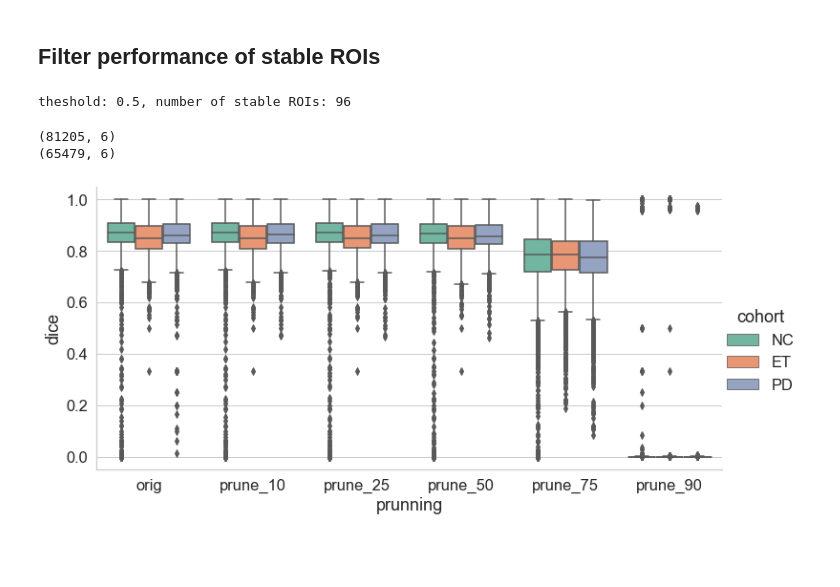
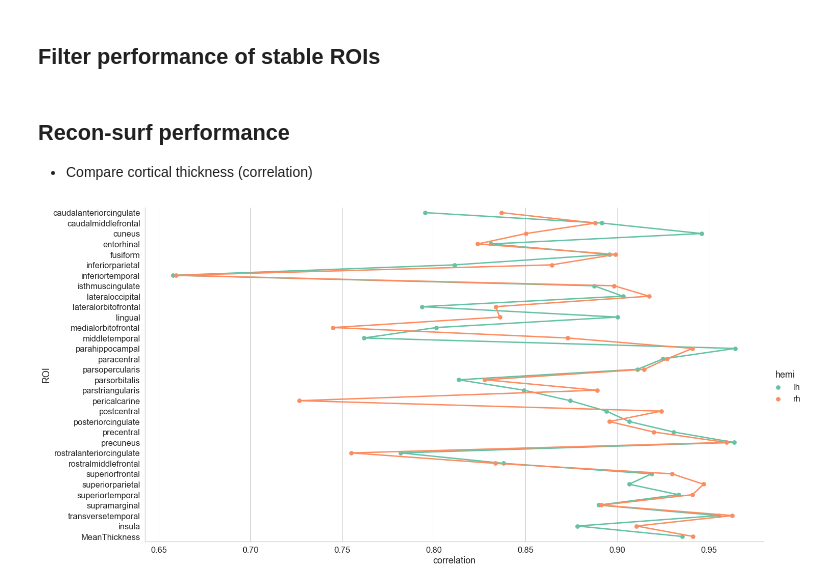
Before and after one commit to neurodatascience/watts_up_compute, a Jupyter notebook: notebooks/8_FastSurfer.ipynb, the cells around one changed output. Drawn from its saved outputs; the diff is of its cells as text; code cells hidden in the pictures; blank space fills up the shorter version.

```diff
--- a/notebooks/8_FastSurfer.ipynb
+++ b/notebooks/8_FastSurfer.ipynb
@@ -181,12 +182,10 @@ with sns.axes_style("whitegrid"):
 # %% [markdown]
 ## Filter performance of stable ROIs
 # %%
-dice_thresh = 0.5
+dice_thresh = 0.85
 label_df = dice_df_concat[dice_df_concat['prunning']=='prune_0'].groupby(['label']).median().reset_index()
-stable_ROIs = label_df[label_df['dice']>dice_thesh]['label'].unique()
+stable_ROIs = label_df[label_df['dice']>dice_thresh]['label'].unique()
 print('theshold: {}, number of stable ROIs: {}'.format(dice_thresh, len(stable_ROIs)))
-# %% [output]
-theshold: 0.5, number of stable ROIs: 96
 # %%
 plot_df = dice_df_concat.copy()
 print(plot_df.shape)
@@ -199,8 +198,47 @@ sns.set(font_scale = 1.5)
 hue_order = cohorts
 x_order = prunnings
 with sns.axes_style("whitegrid"):
-    g = sns.catplot(x='prunning',y='dice', hue='cohort', kind='box', data=plot_df, palette='Set2', order=x_order, hue_order=hue_order, height=5, aspect=2, sharex=True, sharey=True)
+    g = sns.catplot(x='label',y='dice', hue='prunning', kind='box', data=plot_df, palette='Set2', height=5, aspect=4, sharex=True, sharey=True)
-# %% [output]
-(81205, 6)
-(65479, 6)
-[figure, removed]
+# %% [markdown]
+## Recon-surf performance
+- Compare cortical thickness (correlation)
+# %%
+# ukb dataset
+cohort = 'ukb'
+FreeSurfer_label_dir = '/home/nikhil/projects/green_comp_neuro/watts_up_compute/preproc_pipeline_experiments/results/recon-surf/'
+FastSurfer_label_dir = '/home/nikhil/projects/green_comp_neuro/watts_up_compute/FastSurfer_experiments/results/recon-surf/'
+
+ignore_subjects = {'sub-1009760'}
+# %%
+FreeSurfer_CT_file = FreeSurfer_label_dir + 'DKT_CT_lh.txt'
+FreeSurfer_CT_L = pd.read_csv(FreeSurfer_CT_file, sep='\t')
+FreeSurfer_CT_L = FreeSurfer_CT_L.rename(columns={'lh.aparc.DKTatlas.thickness':'subject_id'}).set_index('subject_id')
+
+FreeSurfer_CT_file = FreeSurfer_label_dir + 'DKT_CT_rh.txt'
+FreeSurfer_CT_R = pd.read_csv(FreeSurfer_CT_file, sep='\t')
+FreeSurfer_CT_R = FreeSurfer_CT_R.rename(columns={'rh.aparc.DKTatlas.thickness':'subject_id'}).set_index('subject_id')
+
+FreeSurfer_CT = pd.concat([FreeSurfer_CT_L,FreeSurfer_CT_R], axis=1)
+
+FastSurfer_CT_file = FastSurfer_label_dir + 'aparc_CT_lh.txt'
+FastSurfer_CT_L = pd.read_csv(FastSurfer_CT_file, sep='\t')
+FastSurfer_CT_L = FastSurfer_CT_L.rename(columns={'lh.aparc.mapped.thickness':'subject_id'}).set_index('subject_id')
+
+FastSurfer_CT_file = FastSurfer_label_dir + 'aparc_CT_rh.txt'
+FastSurfer_CT_R = pd.read_csv(FastSurfer_CT_file, sep='\t')
+FastSurfer_CT_R = FastSurfer_CT_R.rename(columns={'rh.aparc.mapped.thickness':'subject_id'}).set_index('subject_id')
+
+FastSurfer_CT = pd.concat([FastSurfer_CT_L,FastSurfer_CT_R], axis=1)
+
+corr_df = pd.DataFrame(FastSurfer_CT.corrwith(FreeSurfer_CT, axis=0)).reset_index()
+corr_df.columns = ['ROI_str','correlation']
+corr_df['ROI'] = corr_df['ROI_str'].str.split('_',expand=True)[1]
+corr_df['hemi'] = corr_df['ROI_str'].str.split('_',expand=True)[0]
+# %%
+plot_df = corr_df.copy()
+sns.set(font_scale = 1.5)
+with sns.axes_style("whitegrid"):
+    g = sns.catplot(y='ROI',x='correlation', hue='hemi', kind='point', data=plot_df, palette='Set2', height=10, aspect=2)
+    # g.set_xticklabels(rotation=40,fontsize=16)
+# %% [output]
+[figure, added]
```
Also changed, not shown: parts of 12 cells of this notebook, 3 other files.
